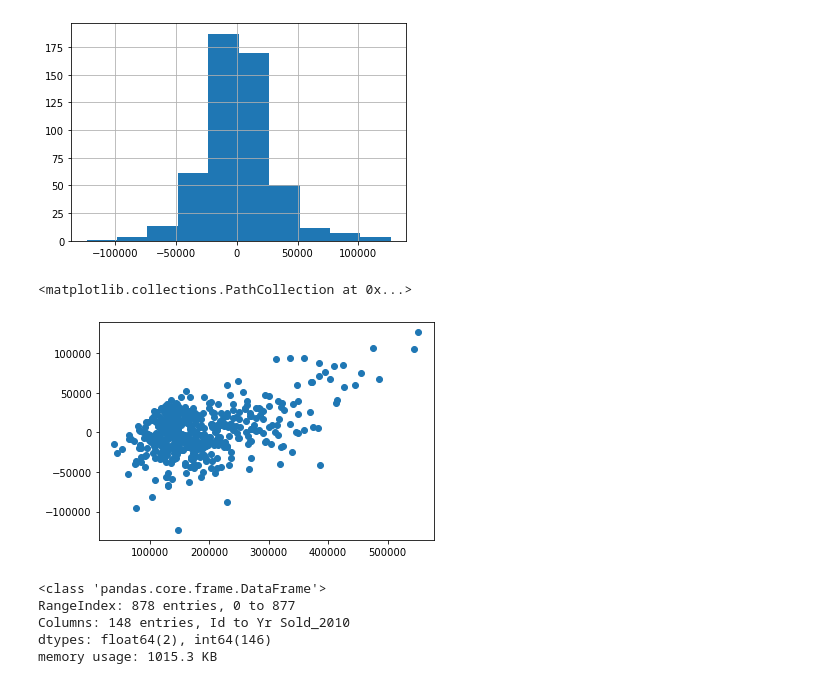
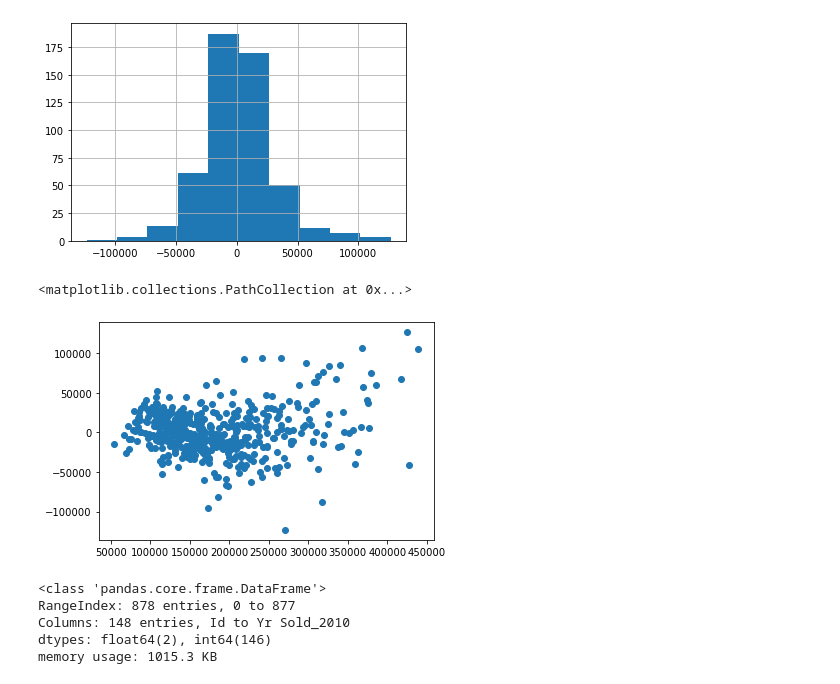
Before and after one commit to PaperArmada/home-price-prediction, a Jupyter notebook: code/02_Processing_Freshtake_1.ipynb, the cells around one changed output. Drawn from its saved outputs; the diff is of its cells as text; code cells hidden in the pictures.

```diff
--- a/code/02_Processing_Freshtake_1.ipynb
+++ b/code/02_Processing_Freshtake_1.ipynb
@@ -240,10 +240,10 @@ test_resid.hist()
 <AxesSubplot:>
 [figure]
 # %%
-plt.scatter(y_test, test_resid)
+plt.scatter(test_pred, test_resid)
 # %% [output]
 <matplotlib.collections.PathCollection at 0x...>
-[figure, old version]
+[figure, new version]
 # %%
 df_kaggle = pd.read_csv('../datasets/filtered_test_dataset.csv')
 df_kaggle.info()
```
Also changed, not shown: 7 other files.
